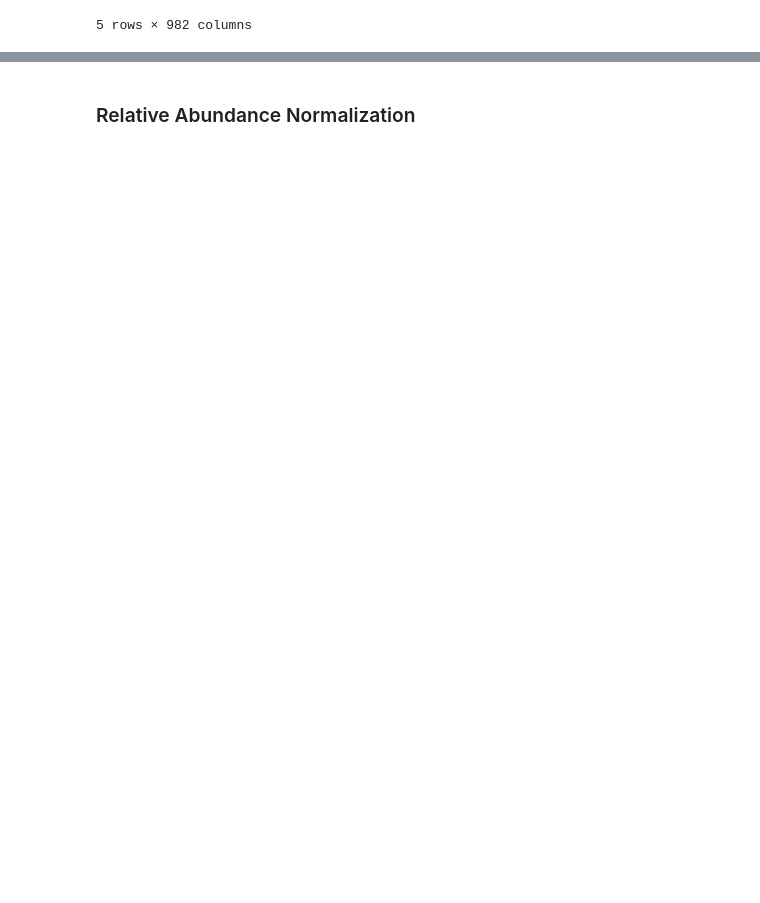
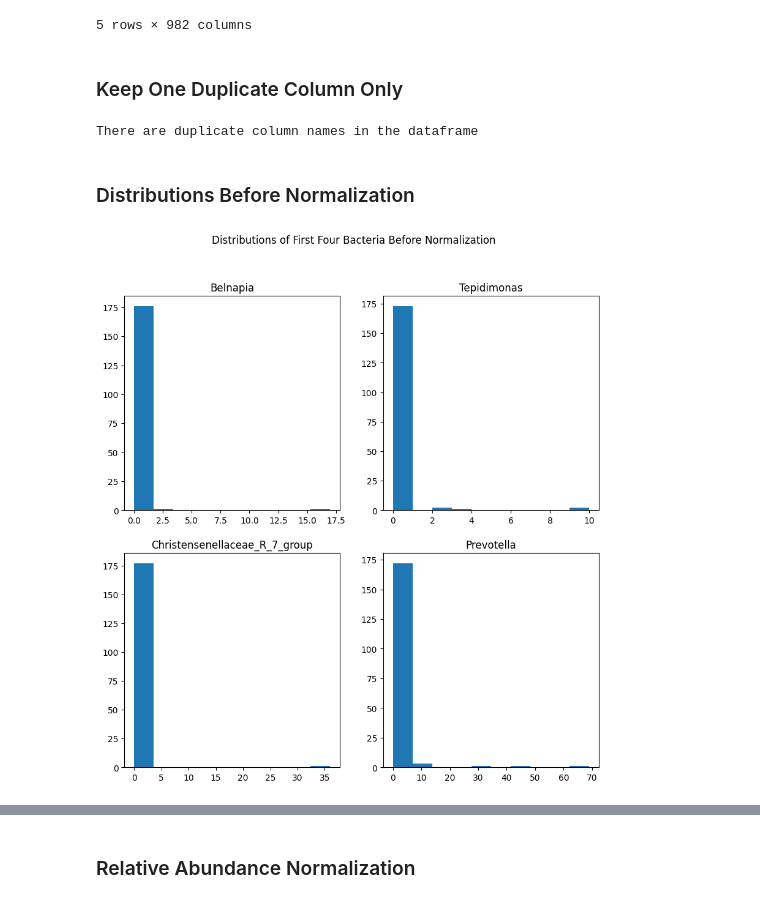
Before and after one commit to nehabhatia8/MLB-Project, a Jupyter notebook: MLB_Neha.ipynb, the cells around one changed output, grey strips where cells are left out. Cells and saved outputs as stored; diff of their text form; code cells hidden in the pictures; blank space fills up the shorter version.

```diff
--- a/MLB_Neha.ipynb
+++ b/MLB_Neha.ipynb
@@ -62,3 +63,12 @@ df.head()
 | 224326 | 0.0 | 0.0 | 0.0 | 0.0 | ... |
 | 206624 | 17.0 | 0.0 | 0.0 | 0.0 | ... |
 5 rows × 982 columns
+# %% [markdown]
+### Keep One Duplicate Column Only
+# %%
+if df.columns.duplicated().any():
+    print("There are duplicate column names in the dataframe")
+else:
+    print("There are no duplicate column names in the dataframe")
+# %% [output]
+There are duplicate column names in the dataframe
@@ -64,0 +77,26 @@ df.head()
+# %% [markdown]
+### Distributions Before Normalization
+# %%
+# Create a figure with subplots
+fig, axs = plt.subplots(nrows=2, ncols=2, figsize=(10, 10))
+
+# Plot each feature on a subplot
+axs[0, 0].hist(df.iloc[:, 0])
+axs[0, 0].set_title('Belnapia')
+
+axs[0, 1].hist(df.iloc[:, 1])
+axs[0, 1].set_title('Tepidimonas')
+
+axs[1, 0].hist(df.iloc[:, 2])
+axs[1, 0].set_title('Christensenellaceae_R_7_group')
+
+axs[1, 1].hist(df.iloc[:, 3])
+axs[1, 1].set_title('Prevotella')
+
+# Add an overall title
+fig.suptitle('Distributions of First Four Bacteria Before Normalization')
+
+# Show the plot
+plt.show()
+# %% [output]
+[figure, added]
```
Also changed, not shown: parts of 25 cells of this notebook.
